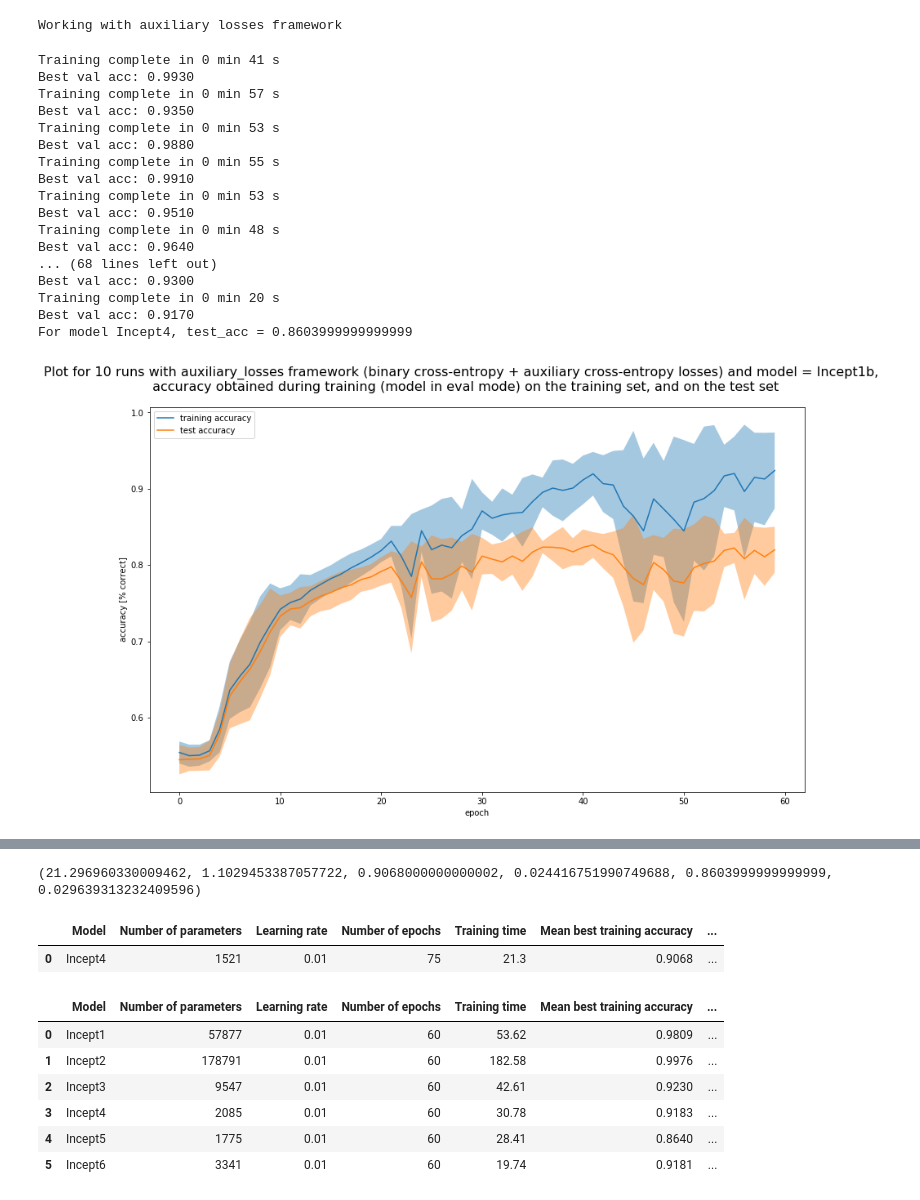
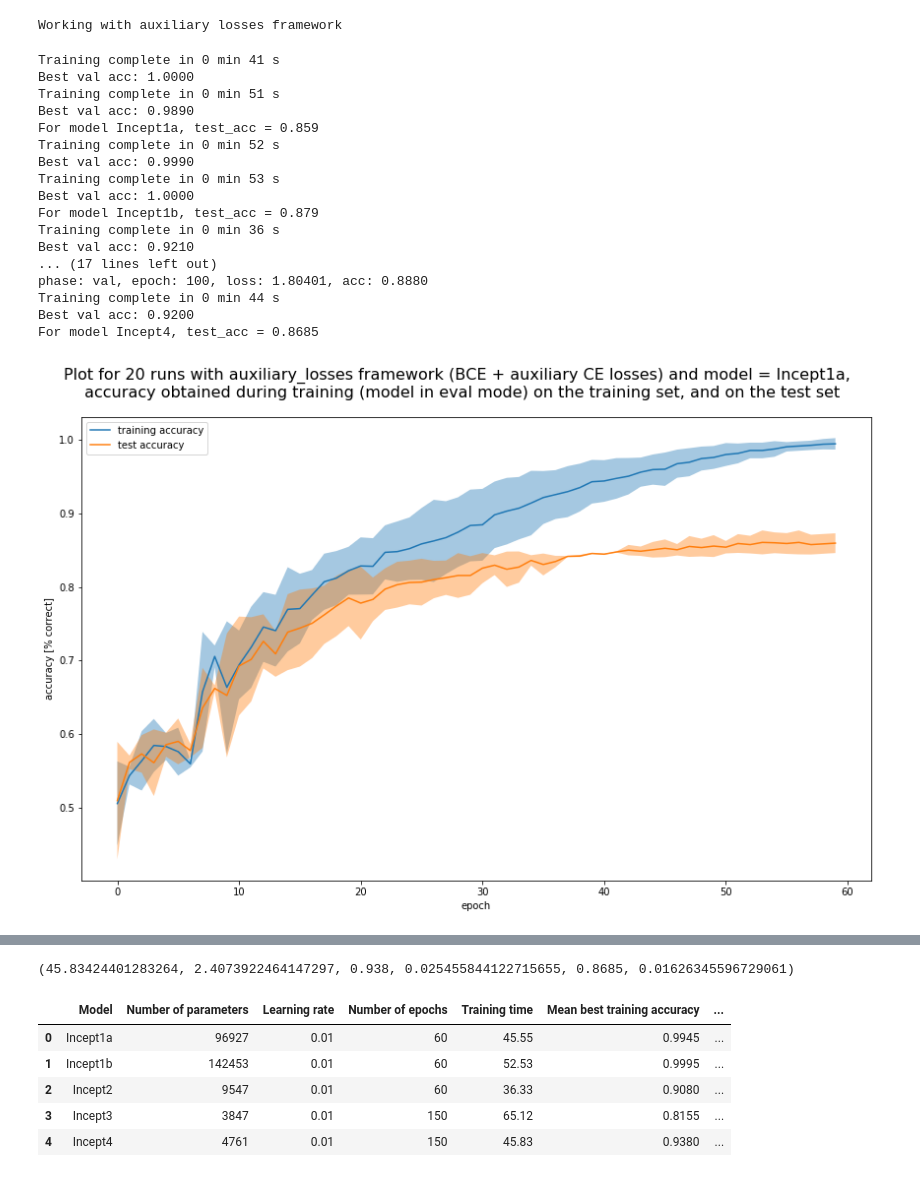
Before and after one commit to ClaireCp/ee559_p1, a Jupyter notebook: main.ipynb, the cells around one changed output, grey strips where cells are left out. Cells and saved outputs as stored; diff of their text form; code cells hidden in the pictures.

Commit message:
reworked incept architectures

```diff
--- a/main.ipynb
+++ b/main.ipynb
@@ -206,28 +203,31 @@ print("Working with auxiliary losses framework")
 Working with auxiliary losses framework
 # %%
 modelaux_list = [Incept1a(), Incept1b(), Incept2(), Incept3(), Incept4()]
-nb_epochs = 60
-for model_aux in modelaux_list:
+#modelaux_list = [Incept3(), Incept4()]
+lr=0.01
+nb_runs = 2
+nb_epochs_list = [60, 60, 60, 200, 200]
+for (nb_epochs, model_aux) in zip(nb_epochs_list, modelaux_list):
     test_results_aux = multiple_training_runs_fn(model_aux, train_model_aux, test_model_aux, title_aux, nb_runs, lr,
                                                      mini_batch_size, nb_epochs, verbose=True)
     write_to_csv('auxiliary_losses.csv', model_aux, test_results_aux, lr, nb_epochs)
     print("For model {}, test_acc = {}".format(model_aux.name, test_results_aux[4]))
 # %% [output]
 Training complete in 0 min 41 s
-Best val acc: 0.9930
-Training complete in 0 min 57 s
-Best val acc: 0.9350
+Best val acc: 1.0000
+Training complete in 0 min 51 s
+Best val acc: 0.9890
+For model Incept1a, test_acc = 0.859
+Training complete in 0 min 52 s
+Best val acc: 0.9990
 Training complete in 0 min 53 s
-Best val acc: 0.9880
-Training complete in 0 min 55 s
-Best val acc: 0.9910
-Training complete in 0 min 53 s
-Best val acc: 0.9510
-Training complete in 0 min 48 s
-Best val acc: 0.9640
-... (68 lines left out)
-Best val acc: 0.9300
-Training complete in 0 min 20 s
-Best val acc: 0.9170
-For model Incept4, test_acc = 0.8603999999999999
+Best val acc: 1.0000
+For model Incept1b, test_acc = 0.879
+Training complete in 0 min 36 s
+Best val acc: 0.9210
+... (17 lines left out)
+phase: val, epoch: 100, loss: 1.80401, acc: 0.8880
+Training complete in 0 min 44 s
+Best val acc: 0.9200
+For model Incept4, test_acc = 0.8685
-[figure, old version]
+[figure, new version]
@@ -241,16 +242,10 @@ write_to_csv('auxiliary_losses.csv', model_aux, test_results_aux, lr, nb_epochs)
 data = pd.read_csv('auxiliary_losses.csv')
 data
 # %% [output]
-(21.296960330009462, 1.1029453387057722, 0.9068000000000002, 0.024416751990749688, 0.8603999999999999, 0.029639313232409596)
+(45.83424401283264, 2.4073922464147297, 0.938, 0.025455844122715655, 0.8685, 0.01626345596729061)
 |  | Model | Number of parameters | Learning rate | Number of epochs | Training time | Mean best training accuracy | ... |
-| 0 | Incept4 | 1521 | 0.01 | 75 | 21.3 | 0.9068 | ... |
+| 0 | Incept1a | 96927 | 0.01 | 60 | 45.55 | 0.9945 | ... |
+| 1 | Incept1b | 142453 | 0.01 | 60 | 52.53 | 0.9995 | ... |
+| 2 | Incept2 | 9547 | 0.01 | 60 | 36.33 | 0.9080 | ... |
+| 3 | Incept3 | 3847 | 0.01 | 150 | 65.12 | 0.8155 | ... |
+| 4 | Incept4 | 4761 | 0.01 | 150 | 45.83 | 0.9380 | ... |
-# %%
-data
-# %% [output]
-|  | Model | Number of parameters | Learning rate | Number of epochs | Training time | Mean best training accuracy | ... |
-| 0 | Incept1 | 57877 | 0.01 | 60 | 53.62 | 0.9809 | ... |
-| 1 | Incept2 | 178791 | 0.01 | 60 | 182.58 | 0.9976 | ... |
-| 2 | Incept3 | 9547 | 0.01 | 60 | 42.61 | 0.9230 | ... |
-| 3 | Incept4 | 2085 | 0.01 | 60 | 30.78 | 0.9183 | ... |
-| 4 | Incept5 | 1775 | 0.01 | 60 | 28.41 | 0.8640 | ... |
-| 5 | Incept6 | 3341 | 0.01 | 60 | 19.74 | 0.9181 | ... |
```
Also changed, not shown: parts of 2 cells of this notebook, 5 other files.
